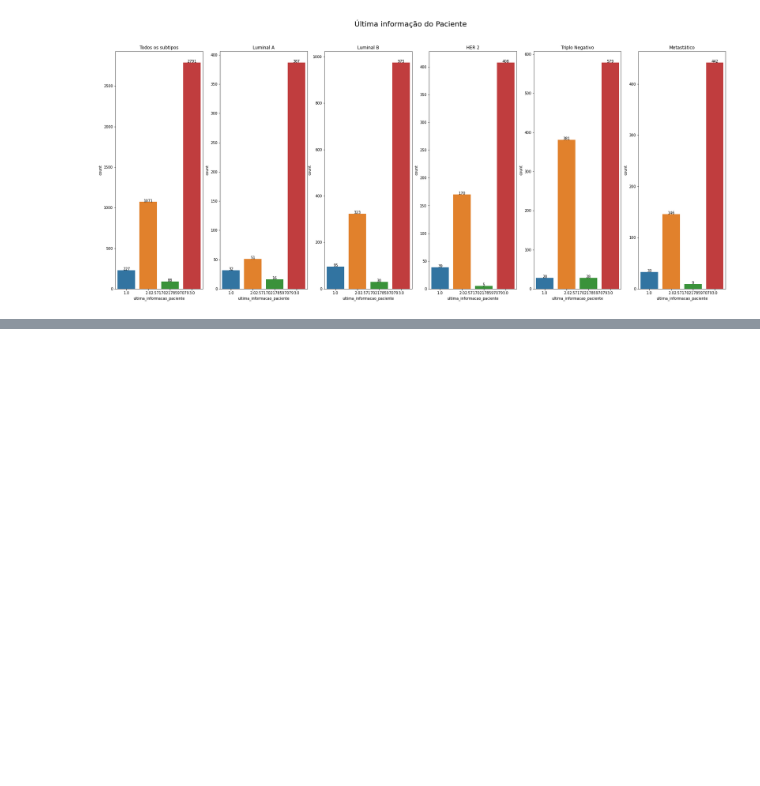
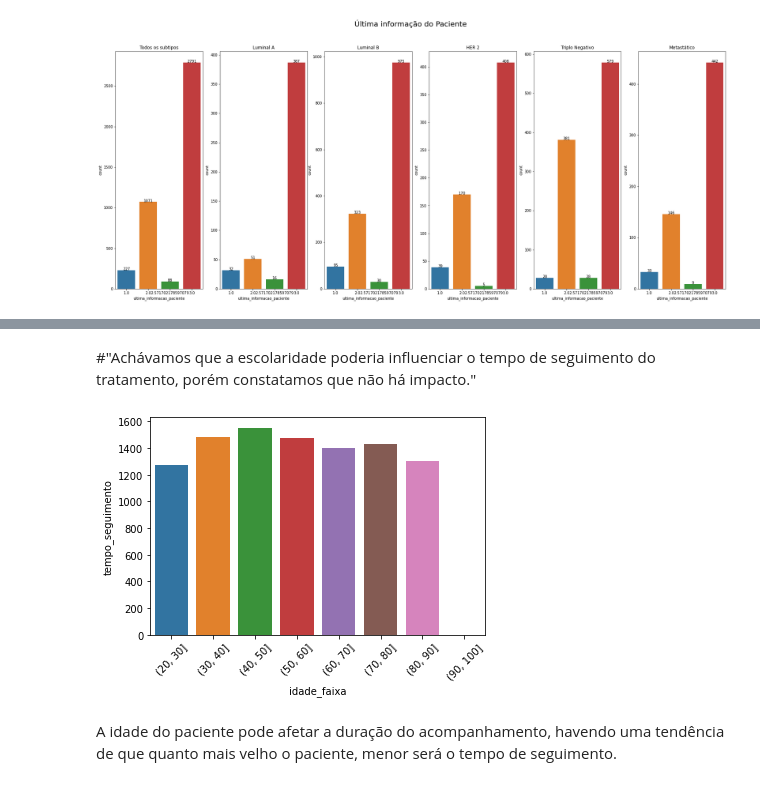
Before and after one commit to 2023M3T5-Inteli/grupo1, a Jupyter notebook: notebooks/Genesis.ipynb, the cells around one changed output, grey strips where cells are left out. Drawn from its saved outputs; the diff is of its cells as text; code cells hidden in the pictures; blank space fills up the shorter version.

```diff
--- a/notebooks/Genesis.ipynb
+++ b/notebooks/Genesis.ipynb
@@ -964,0 +1019,17 @@ for i in grafico5.patches:
+# %% [markdown]
+#"Achávamos que a escolaridade poderia influenciar o tempo de seguimento do tratamento, porém constatamos que não há impacto."
+# %%
+# Criando a coluna com as faixas de idade
+merged_df['idade_faixa'] = pd.cut(merged_df['idade_diagnostico'], bins=range(20, 101, 10))
+
+# Agrupando por faixa de idade e calculando a média do tempo de seguimento
+media_por_faixa = merged_df.groupby('idade_faixa')['tempo_seguimento'].mean().reset_index()
+
+# Plotando o gráfico de barras
+sns.barplot(data=media_por_faixa, x='idade_faixa', y='tempo_seguimento')
+plt.xticks(rotation=45)
+plt.show()
+# %% [output]
+[figure, added]
+# %% [markdown]
+A idade do paciente pode afetar a duração do acompanhamento, havendo uma tendência de que quanto mais velho o paciente, menor será o tempo de seguimento.
```
Also changed, not shown: parts of 9 cells of this notebook.
